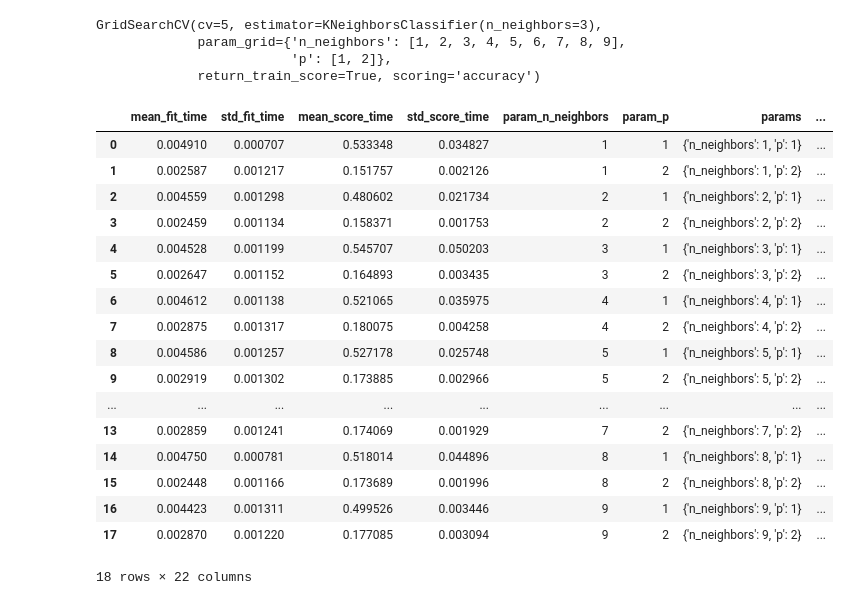
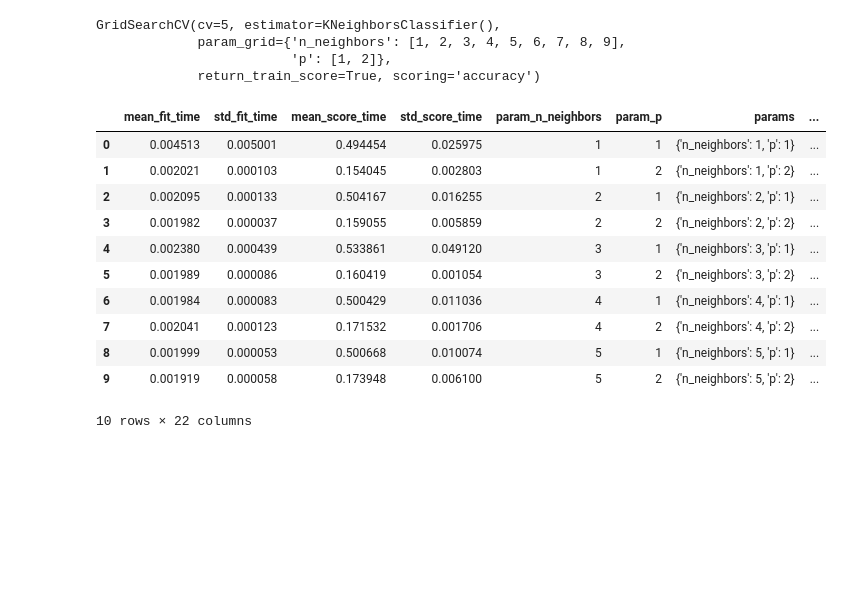
Before and after one commit to Wkuzmicz00/naive-bayes-classifier, a Jupyter notebook: notebooks/k-nearest-neighbours.ipynb, the cells around one changed output. Drawn from its saved outputs; the diff is of its cells as text; code cells hidden in the pictures; blank space fills up the shorter version.

```diff
--- a/notebooks/k-nearest-neighbours.ipynb
+++ b/notebooks/k-nearest-neighbours.ipynb
@@ -5,53 +5,49 @@ import matplotlib.pyplot as plt
 
 from sklearn.model_selection import train_test_split
 from sklearn.neighbors import KNeighborsClassifier
-from sklearn.metrics import ConfusionMatrixDisplay, confusion_matrix, RocCurveDisplay, roc_curve
+from sklearn.metrics import ConfusionMatrixDisplay, accuracy_score
 
-with open('X.pkl', 'rb') as file:
+
+with open('../data/X.pkl', 'rb') as file:
     X = pickle.load(file)
 
-with open('Y.pkl', 'rb') as file:
+with open('../data/Y.pkl', 'rb') as file:
     y = pickle.load(file)
 
-X_train, X_test = X[:4000], X[4000:]
-y_train, y_test = y[:4000], y[4000:]
+train_length = int((7 * X.shape[0])/10)
+
+X_train, X_test = X[:train_length], X[train_length:]
+y_train, y_test = y[:train_length], y[train_length:]
 # %%
 from sklearn.model_selection import GridSearchCV
 
-
+classificator = KNeighborsClassifier()
 n_list = list(range(1, 10))
 
 param_grid = {'n_neighbors': n_list, 'p': [1, 2]}
 #minkowski metrics for p 1 metric = manhattan, for p 2  metric = euclidan
 
-grid_search = GridSearchCV(classificator, param_grid, cv=5, scoring='accuracy', return_train_score=True)
+grid_search = GridSearchCV(KNeighborsClassifier(), param_grid, cv=5, scoring='accuracy', return_train_score=True)
 
 grid_search.fit(X_train, y_train)
 # %% [output]
-GridSearchCV(cv=5, estimator=KNeighborsClassifier(n_neighbors=3),
+GridSearchCV(cv=5, estimator=KNeighborsClassifier(),
              param_grid={'n_neighbors': [1, 2, 3, 4, 5, 6, 7, 8, 9],
                          'p': [1, 2]},
              return_train_score=True, scoring='accuracy')
 # %%
-pd.DataFrame(grid_search.cv_results_).head(20)
-#TO DO WYKRES
+pd.DataFrame(grid_search.cv_results_).head(10)
 # %% [output]
 |  | mean_fit_time | std_fit_time | mean_score_time | std_score_time | param_n_neighbors | param_p | params | ... |
-| 0 | 0.004910 | 0.000707 | 0.533348 | 0.034827 | 1 | 1 | {'n_neighbors': 1, 'p': 1} | ... |
-| 1 | 0.002587 | 0.001217 | 0.151757 | 0.002126 | 1 | 2 | {'n_neighbors': 1, 'p': 2} | ... |
-| 2 | 0.004559 | 0.001298 | 0.480602 | 0.021734 | 2 | 1 | {'n_neighbors': 2, 'p': 1} | ... |
-| 3 | 0.002459 | 0.001134 | 0.158371 | 0.001753 | 2 | 2 | {'n_neighbors': 2, 'p': 2} | ... |
-| 4 | 0.004528 | 0.001199 | 0.545707 | 0.050203 | 3 | 1 | {'n_neighbors': 3, 'p': 1} | ... |
-| 5 | 0.002647 | 0.001152 | 0.164893 | 0.003435 | 3 | 2 | {'n_neighbors': 3, 'p': 2} | ... |
-| 6 | 0.004612 | 0.001138 | 0.521065 | 0.035975 | 4 | 1 | {'n_neighbors': 4, 'p': 1} | ... |
-| 7 | 0.002875 | 0.001317 | 0.180075 | 0.004258 | 4 | 2 | {'n_neighbors': 4, 'p': 2} | ... |
-| 8 | 0.004586 | 0.001257 | 0.527178 | 0.025748 | 5 | 1 | {'n_neighbors': 5, 'p': 1} | ... |
-| 9 | 0.002919 | 0.001302 | 0.173885 | 0.002966 | 5 | 2 | {'n_neighbors': 5, 'p': 2} | ... |
-| ... | ... | ... | ... | ... | ... | ... | ... | ... |
-| 13 | 0.002859 | 0.001241 | 0.174069 | 0.001929 | 7 | 2 | {'n_neighbors': 7, 'p': 2} | ... |
-| 14 | 0.004750 | 0.000781 | 0.518014 | 0.044896 | 8 | 1 | {'n_neighbors': 8, 'p': 1} | ... |
-| 15 | 0.002448 | 0.001166 | 0.173689 | 0.001996 | 8 | 2 | {'n_neighbors': 8, 'p': 2} | ... |
-| 16 | 0.004423 | 0.001311 | 0.499526 | 0.003446 | 9 | 1 | {'n_neighbors': 9, 'p': 1} | ... |
-| 17 | 0.002870 | 0.001220 | 0.177085 | 0.003094 | 9 | 2 | {'n_neighbors': 9, 'p': 2} | ... |
+| 0 | 0.004513 | 0.005001 | 0.494454 | 0.025975 | 1 | 1 | {'n_neighbors': 1, 'p': 1} | ... |
+| 1 | 0.002021 | 0.000103 | 0.154045 | 0.002803 | 1 | 2 | {'n_neighbors': 1, 'p': 2} | ... |
+| 2 | 0.002095 | 0.000133 | 0.504167 | 0.016255 | 2 | 1 | {'n_neighbors': 2, 'p': 1} | ... |
+| 3 | 0.001982 | 0.000037 | 0.159055 | 0.005859 | 2 | 2 | {'n_neighbors': 2, 'p': 2} | ... |
+| 4 | 0.002380 | 0.000439 | 0.533861 | 0.049120 | 3 | 1 | {'n_neighbors': 3, 'p': 1} | ... |
+| 5 | 0.001989 | 0.000086 | 0.160419 | 0.001054 | 3 | 2 | {'n_neighbors': 3, 'p': 2} | ... |
+| 6 | 0.001984 | 0.000083 | 0.500429 | 0.011036 | 4 | 1 | {'n_neighbors': 4, 'p': 1} | ... |
+| 7 | 0.002041 | 0.000123 | 0.171532 | 0.001706 | 4 | 2 | {'n_neighbors': 4, 'p': 2} | ... |
+| 8 | 0.001999 | 0.000053 | 0.500668 | 0.010074 | 5 | 1 | {'n_neighbors': 5, 'p': 1} | ... |
+| 9 | 0.001919 | 0.000058 | 0.173948 | 0.006100 | 5 | 2 | {'n_neighbors': 5, 'p': 2} | ... |
-18 rows × 22 columns
+10 rows × 22 columns
 # %%
```
Also changed, not shown: parts of 1 cell of this notebook, 8 other files.
